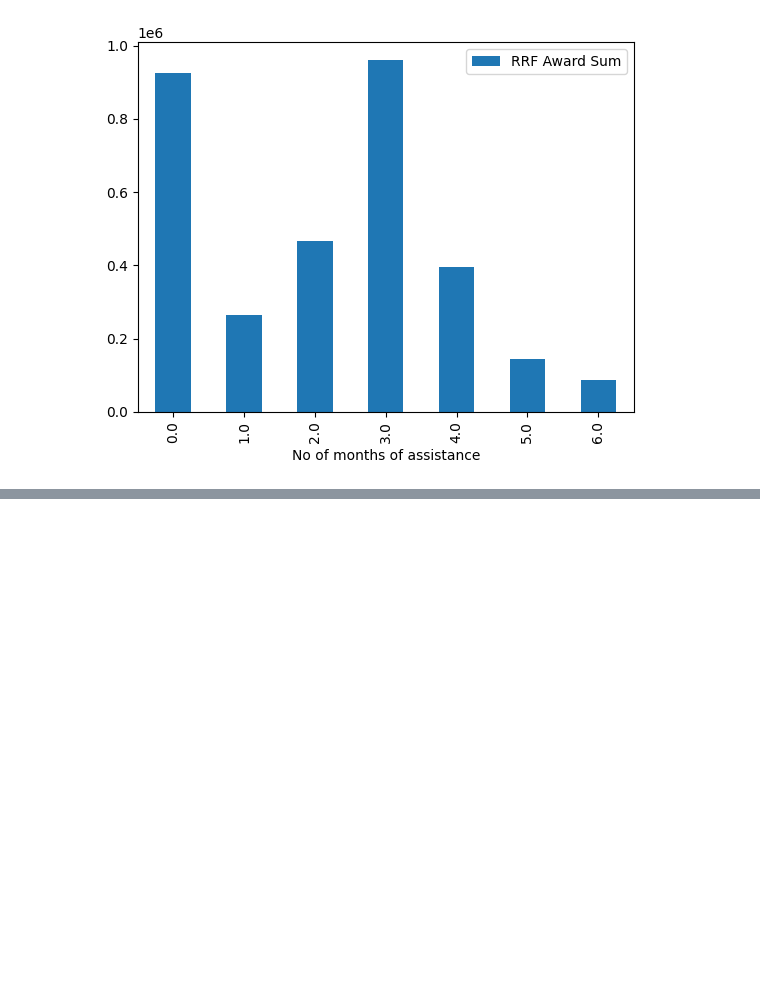
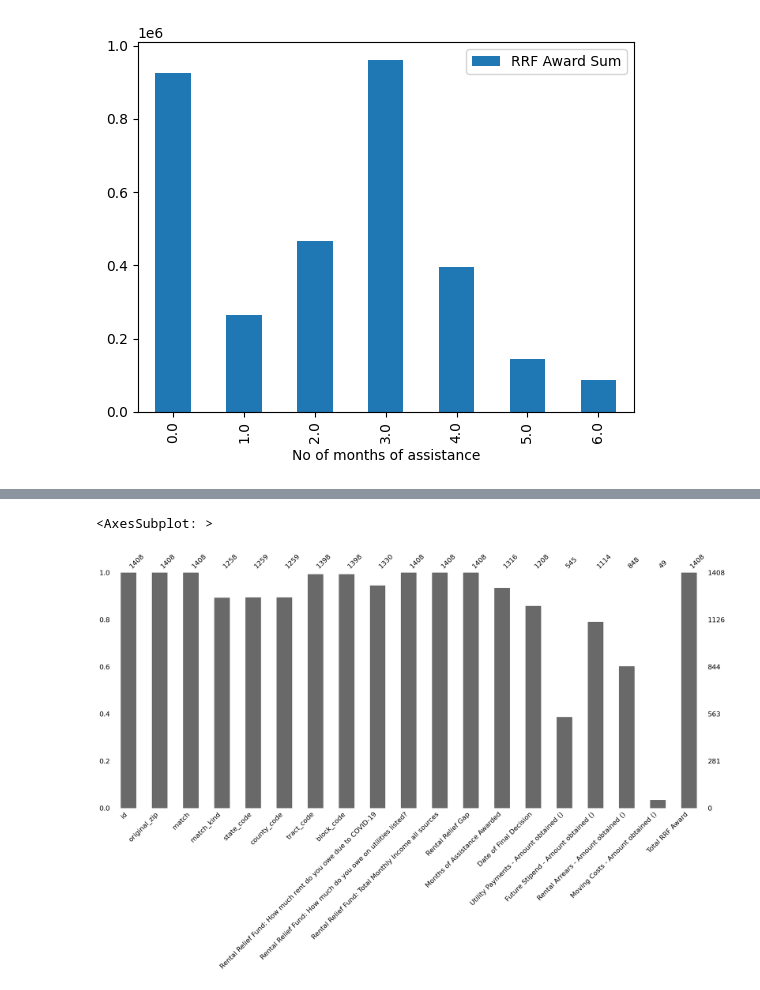
Before and after one commit to BU-Spark/ds-councilor-mejia-city-services, a Jupyter notebook: fall22-team-5/deliverables/deliverable1/RRF/RRF.ipynb, the cells around one changed output, grey strips where cells are left out. Drawn from its saved outputs; the diff is of its cells as text; code cells hidden in the pictures; blank space fills up the shorter version.

```diff
--- a/fall22-team-5/deliverables/deliverable1/RRF/RRF.ipynb
+++ b/fall22-team-5/deliverables/deliverable1/RRF/RRF.ipynb
@@ -244,0 +263,5 @@ Name: Business Name, dtype: int64
+# %%
+msno.bar(redacted_df1)
+# %% [output]
+<AxesSubplot: >
+[figure, added]
```
Also changed, not shown: parts of 8 cells of this notebook, 1 other file.
